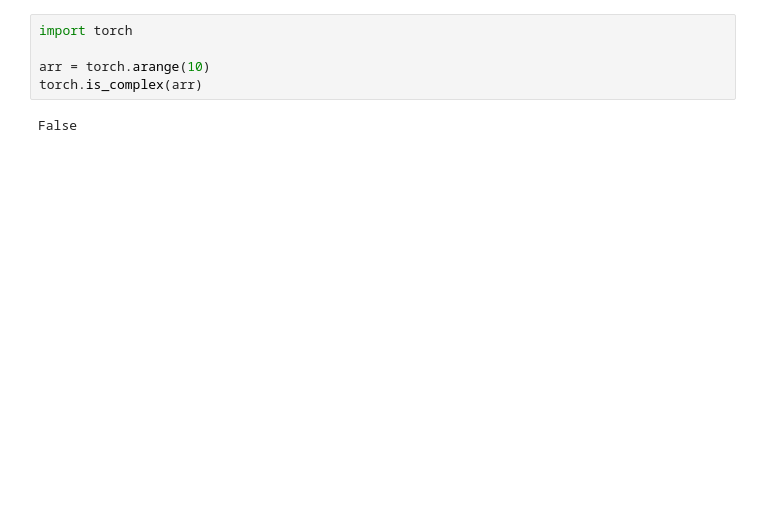
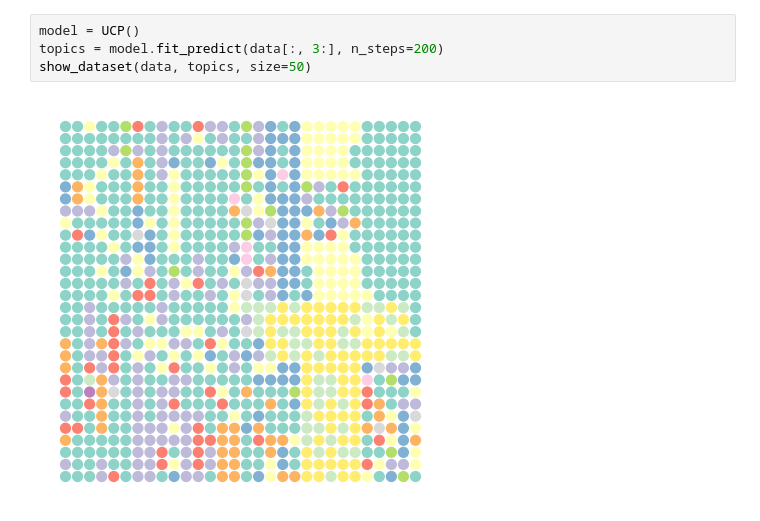
Before and after one commit to craigfouts/asterism, a Jupyter notebook: notebooks/sandbox.ipynb, the cells around one changed output. Drawn from its saved outputs; the diff is of its cells as text; blank space fills up the shorter version.

```diff
--- a/notebooks/sandbox.ipynb
+++ b/notebooks/sandbox.ipynb
@@ -167,9 +228,8 @@ show_dataset(data, labels)
 # %% [output]
 [figure]
-# %%
-import torch
-
-arr = torch.arange(10)
-torch.is_complex(arr)
-# %% [output]
-False
+# %%
+model = UCP()
+topics = model.fit_predict(data[:, 3:], n_steps=200)
+show_dataset(data, topics, size=50)
+# %% [output]
+[figure, added]
```
Also changed, not shown: parts of 18 cells of this notebook, 9 other files.
